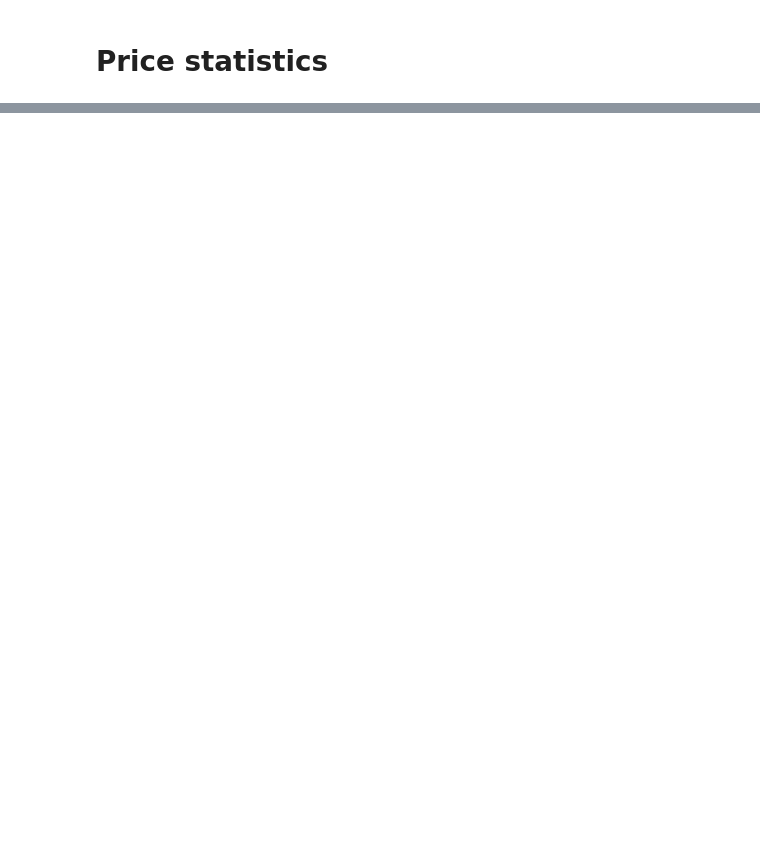
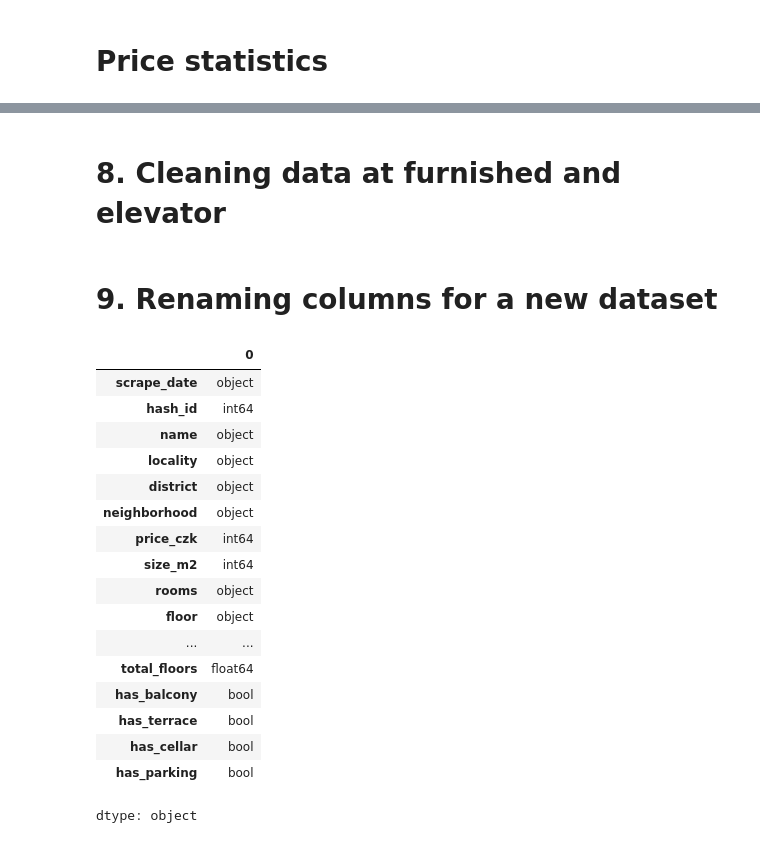
Before and after one commit to Bendy545/Prague-Rent-Predictor, a Jupyter notebook: src/cleaning/prague_rent_cleaning.ipynb, the cells around one changed output, grey strips where cells are left out. Saved outputs shown, nothing was run; the diff lists cells and outputs as text; code cells hidden in the pictures; blank space fills up the shorter version.

```diff
--- a/src/cleaning/prague_rent_cleaning.ipynb
+++ b/src/cleaning/prague_rent_cleaning.ipynb
@@ -226,0 +274,6 @@ plt.show()
+# %%
+df['room_count'] = df['rooms'].apply(parse_room_count)
+df['has_separate_kitchen'] = df['rooms'].apply(parse_has_separate_kitchen)
+df = df[df['room_count'].notna()]
+df['room_count'] = df['room_count'].astype(int)
+print(len(df))
@@ -226,0 +284,5 @@ plt.show()
+# %%
+df['floor_number'] = df['floor'].apply(parse_floor_number)
+df['total_floors'] = df['floor'].apply(parse_total_floors)
+
+df['floor_number']
@@ -226,0 +308,33 @@ plt.show()
+# %%
+df['has_balcony'] = df['balcony'].apply(amenity_to_bool)
+df['has_terrace'] = df['terrace'].apply(amenity_to_bool)
+df['has_cellar'] = df['cellar'].apply(amenity_to_bool)
+df['has_parking'] = df['parking'].apply(amenity_to_bool)
+# %% [markdown]
+# 8. Cleaning data at furnished and elevator
+# %%
+df['furnished'] = df['furnished'].apply(clean_furnished)
+df['elevator'] = df['elevator'].apply(clean_elevator)
+# %% [markdown]
+# 9. Renaming columns for a new dataset
+# %%
+df.dtypes
+# %% [output]
+|  | 0 |
+| scrape_date | object |
+| hash_id | int64 |
+| name | object |
+| locality | object |
+| district | object |
+| neighborhood | object |
+| price_czk | int64 |
+| size_m2 | int64 |
+| rooms | object |
+| floor | object |
+| ... | ... |
+| total_floors | float64 |
+| has_balcony | bool |
+| has_terrace | bool |
+| has_cellar | bool |
+| has_parking | bool |
+dtype: object
```
Also changed, not shown: parts of 42 cells of this notebook.
